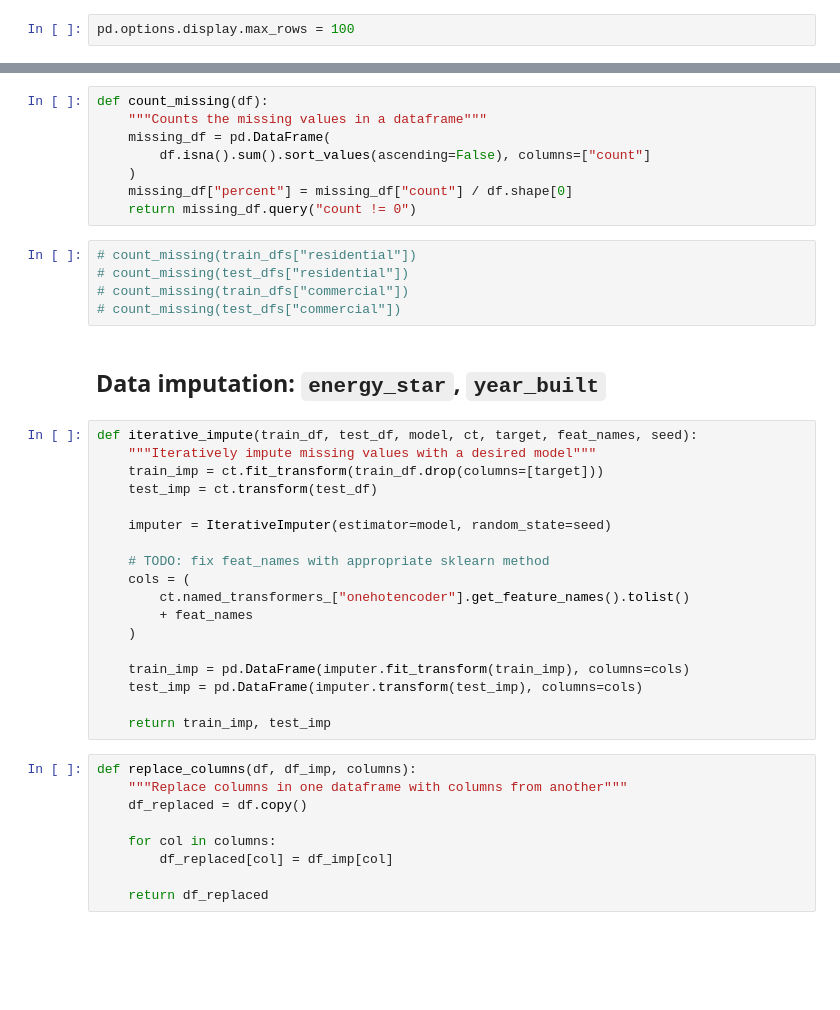
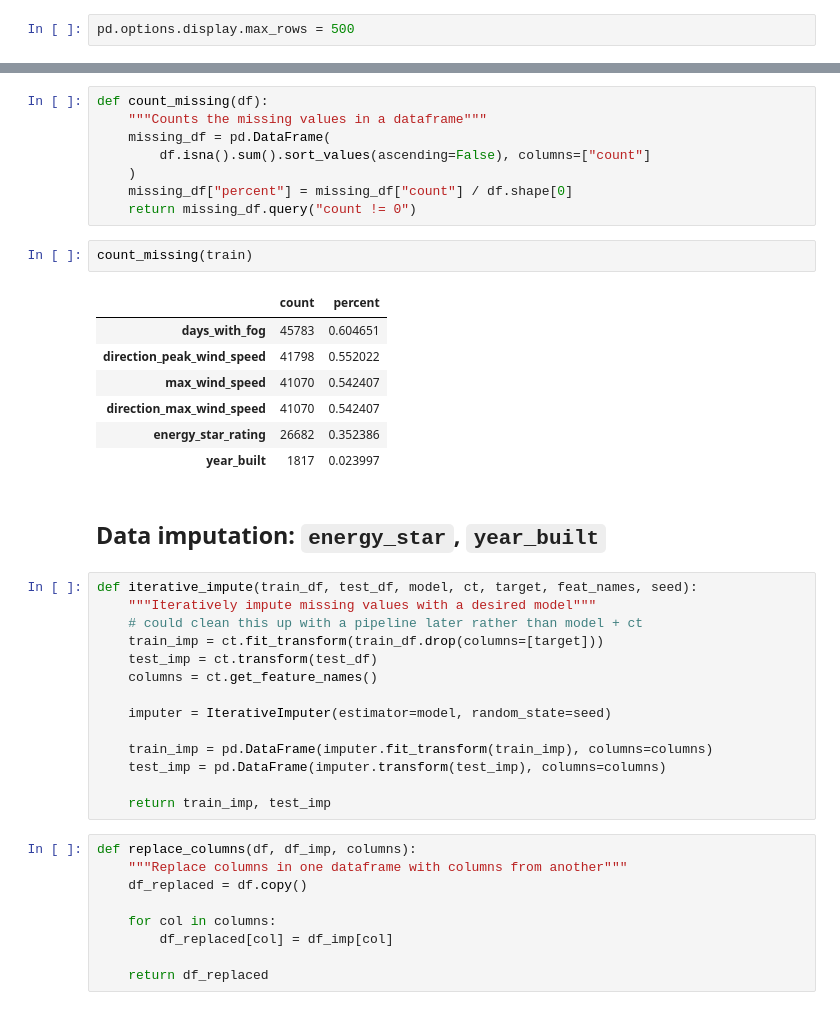
Before and after one commit to VenusianGirl/wids-datathon-2022, a Jupyter notebook: wids-datathon-2022.ipynb, the cells around one changed output, grey strips where cells are left out. Saved outputs shown, nothing was run; the diff lists cells and outputs as text; blank space fills up the shorter version.

```diff
--- a/wids-datathon-2022.ipynb
+++ b/wids-datathon-2022.ipynb
@@ -56,7 +57,7 @@ SEED = 777
 # %% [markdown]
 ### Display options
 # %%
-pd.options.display.max_rows = 100
+pd.options.display.max_rows = 500
 # %% [markdown]
 # Section 2: Data preprocessing
 # %% [markdown]
@@ -206,29 +166,30 @@ def count_missing(df):
     )
     missing_df["percent"] = missing_df["count"] / df.shape[0]
     return missing_df.query("count != 0")
-# %%
-# count_missing(train_dfs["residential"])
-# count_missing(test_dfs["residential"])
-# count_missing(train_dfs["commercial"])
-# count_missing(test_dfs["commercial"])
+# %%
+count_missing(train)
+# %% [output]
+|  | count | percent |
+| days_with_fog | 45783 | 0.604651 |
+| direction_peak_wind_speed | 41798 | 0.552022 |
+| max_wind_speed | 41070 | 0.542407 |
+| direction_max_wind_speed | 41070 | 0.542407 |
+| energy_star_rating | 26682 | 0.352386 |
+| year_built | 1817 | 0.023997 |
 # %% [markdown]
 ## Data imputation: `energy_star`, `year_built`
 # %%
 def iterative_impute(train_df, test_df, model, ct, target, feat_names, seed):
     """Iteratively impute missing values with a desired model"""
+    # could clean this up with a pipeline later rather than model + ct
     train_imp = ct.fit_transform(train_df.drop(columns=[target]))
     test_imp = ct.transform(test_df)
+    columns = ct.get_feature_names()
 
     imputer = IterativeImputer(estimator=model, random_state=seed)
 
-    # TODO: fix feat_names with appropriate sklearn method
-    cols = (
-        ct.named_transformers_["onehotencoder"].get_feature_names().tolist()
-        + feat_names
-    )
-
-    train_imp = pd.DataFrame(imputer.fit_transform(train_imp), columns=cols)
-    test_imp = pd.DataFrame(imputer.transform(test_imp), columns=cols)
+    train_imp = pd.DataFrame(imputer.fit_transform(train_imp), columns=columns)
+    test_imp = pd.DataFrame(imputer.transform(test_imp), columns=columns)
 
     return train_imp, test_imp
 # %%
```
Also changed, not shown: parts of 23 cells of this notebook.
